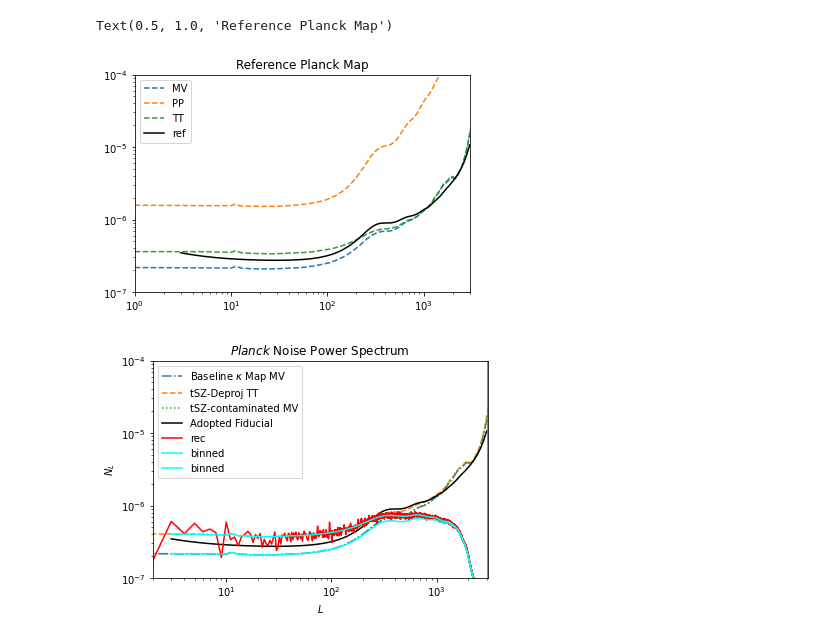
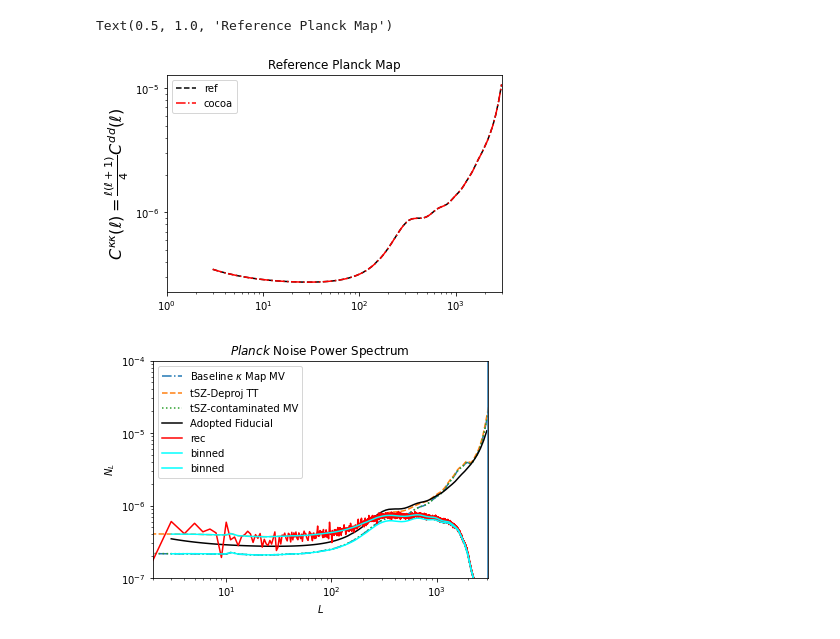
Before and after one commit to CosmoLike/DESxPlanck, a Jupyter notebook: notebooks/CMBLensingNoise.ipynb, the cells around one changed output. Saved outputs shown, nothing was run; the diff lists cells and outputs as text; code cells hidden in the pictures.

Commit message:
add CMB lensing band powers

```diff
--- a/notebooks/CMBLensingNoise.ipynb
+++ b/notebooks/CMBLensingNoise.ipynb
@@ -10,25 +12,32 @@ import healpy as hp
 # %%
-cmb_dir = "/groups/timeifler/jiachuanxu/plancksmica"
-
+#cmb_dir = "/groups/timeifler/jiachuanxu/plancksmica"
+cmb_dir = "/Users/jiachuanxu/Workspace/CosmoLike/DESxPlanck/cmblensrec/plancksmica"
 # Reference map
-nlkk_MV = np.genfromtxt(cmb_dir+"/COM_Lensing_4096_R3.00/MV/nlkk.dat")
-nlkk_PP = np.genfromtxt(cmb_dir+"/COM_Lensing_4096_R3.00/PP/nlkk.dat")
-nlkk_TT = np.genfromtxt(cmb_dir+"/COM_Lensing_4096_R3.00/TT/nlkk.dat")
+#nlkk_MV = np.genfromtxt(cmb_dir+"/COM_Lensing_4096_R3.00/MV/nlkk.dat")
+#nlkk_PP = np.genfromtxt(cmb_dir+"/COM_Lensing_4096_R3.00/PP/nlkk.dat")
+#nlkk_TT = np.genfromtxt(cmb_dir+"/COM_Lensing_4096_R3.00/TT/nlkk.dat")
 
 # CMB noise adopted
-noise_ref = np.genfromtxt("/home/u17/jiachuanxu/CosmoLike/DESxPlanck/cmblensrec/plancksmica/cmb_lmax3000.txt")
+noise_ref = np.genfromtxt("/Users/jiachuanxu/Workspace/CosmoLike/DESxPlanck/cmblensrec/plancksmica/cmb_lmax3000.txt")
+# CMB noise in cocoa
+# C_ell^kk = l*(l+1)/4 * C_ell^dd
+# the file saved in cocoa repo is C^{dd}(ell), while the one used in CosmoLike is C^{kk}(ell)
+noise_cocoa = np.genfromtxt("/Users/jiachuanxu/Workspace/cocoa/Cocoa/projects/desy1xplanck/data/noise_plancksmica.txt")
 # %%
-plt.loglog(nlkk_MV[:,0], nlkk_MV[:,1], ls='--', label='MV')
-plt.loglog(nlkk_PP[:,0], nlkk_PP[:,1], ls='--', label='PP')
-plt.loglog(nlkk_TT[:,0], nlkk_TT[:,1], ls='--', label='TT')
-plt.loglog(noise_ref[:,0], noise_ref[:,1], label='ref', color='k')
+#plt.loglog(nlkk_MV[:,0], nlkk_MV[:,1], ls='--', label='MV')
+#plt.loglog(nlkk_PP[:,0], nlkk_PP[:,1], ls='--', label='PP')
+#plt.loglog(nlkk_TT[:,0], nlkk_TT[:,1], ls='--', label='TT')
+plt.loglog(noise_ref[:,0], noise_ref[:,1], label='ref', color='k', ls='--')
+plt.loglog(noise_cocoa[:,0], noise_cocoa[:,1]*noise_cocoa[:,0]*(noise_cocoa[:,0]+1)/(4),
+           label='cocoa', color='r', ls='-.')
 plt.legend()
 plt.xlim([1,3001])
-plt.ylim([1e-7, 1e-4])
+#plt.ylim([1e-7, 1e-4])
+plt.ylabel(r'$C^{\kappa\kappa}(\ell)=\frac{\ell(\ell+1)}{4}C^{dd}(\ell)$', fontsize=16)
 plt.title("Reference Planck Map")
 # %% [output]
 Text(0.5, 1.0, 'Reference Planck Map')
-[figure, old version]
+[figure, new version]
 # %%
 # Reference map
 nlkk_SZdeproj = np.genfromtxt(cmb_dir+"/COM_Lensing_Szdeproj_4096_R3.00/TT/nlkk.dat")
```
Also changed, not shown: parts of 1 cell of this notebook, 4 other files.
